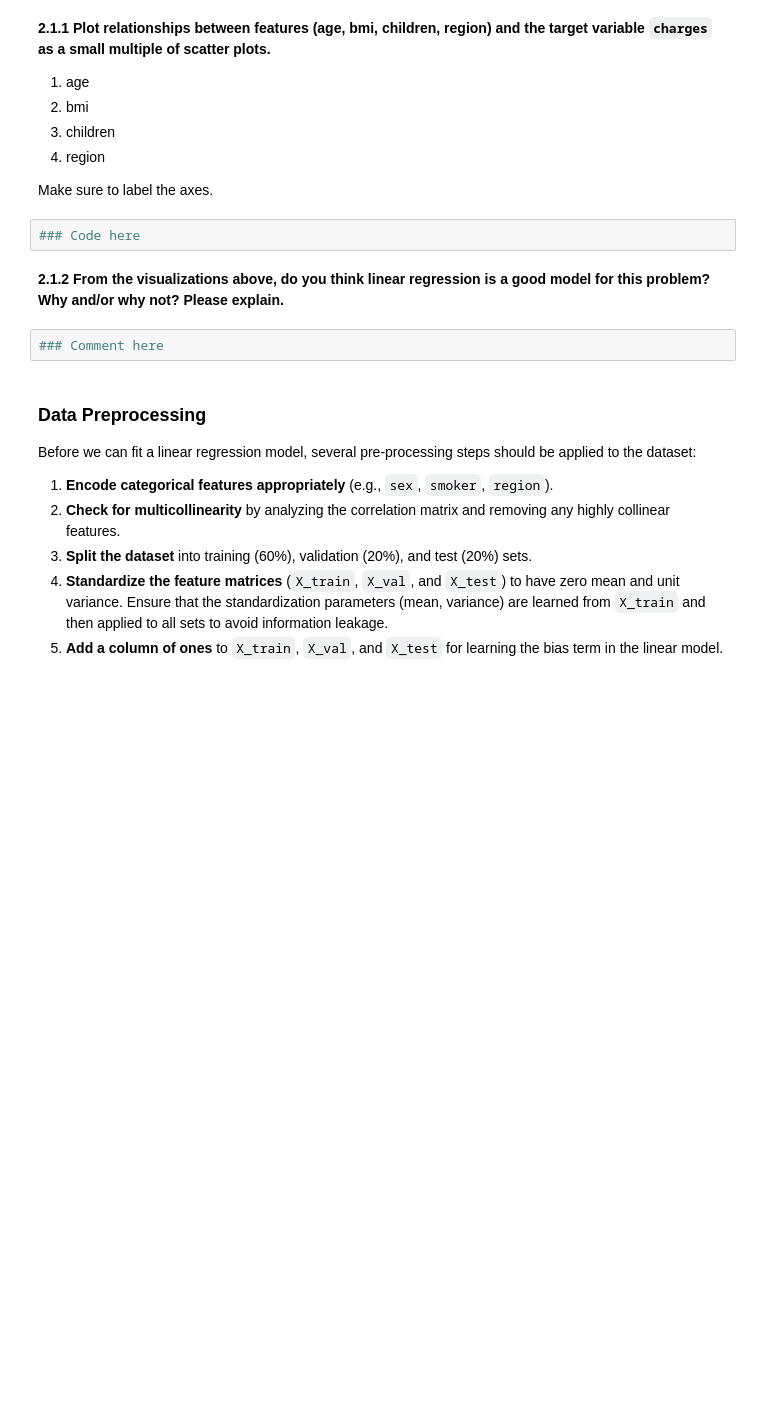
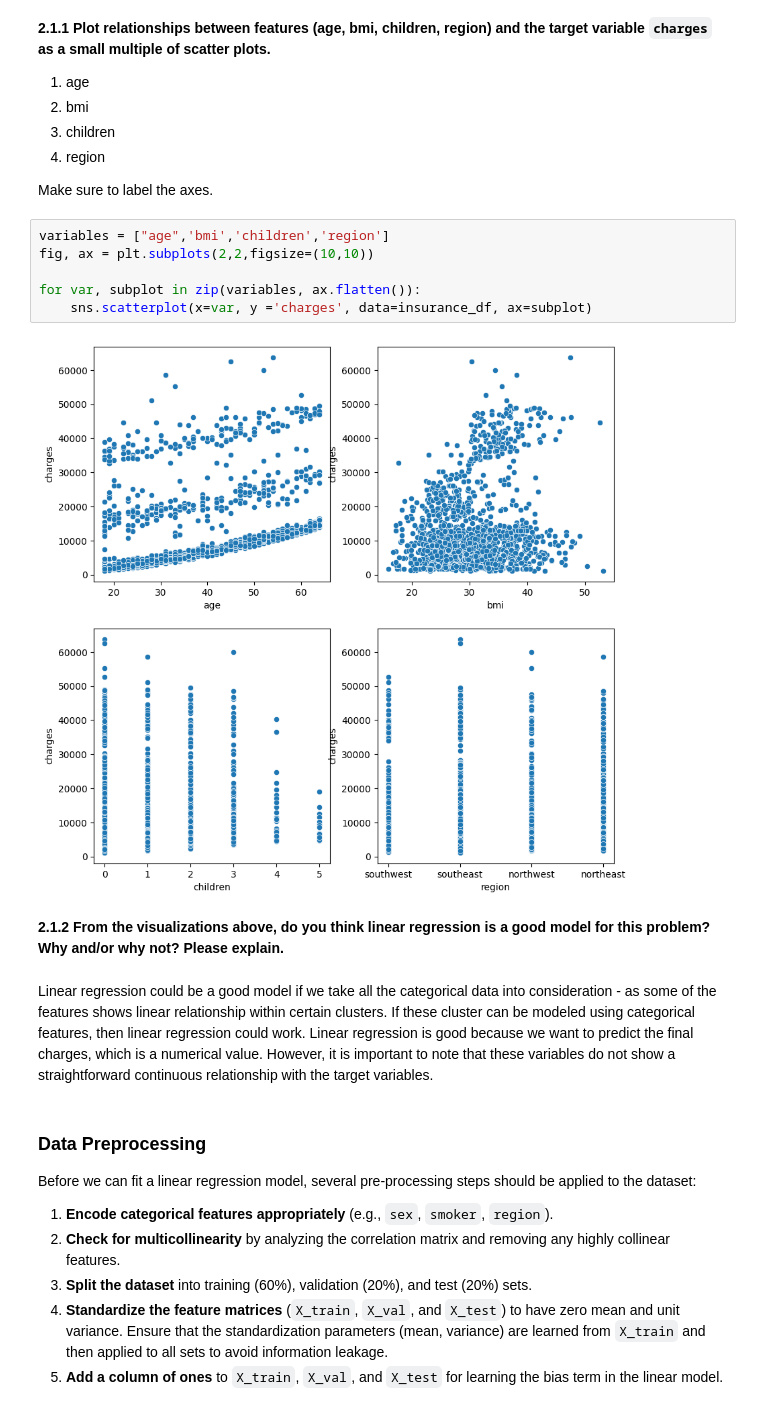
Before and after one commit to jiajiabinx/aml-hw1, a Jupyter notebook: AML_HW1_Questions.ipynb, the cells around one changed output. Saved outputs shown, nothing was run; the diff lists cells and outputs as text; blank space fills up the shorter version.

```diff
--- a/AML_HW1_Questions.ipynb
+++ b/AML_HW1_Questions.ipynb
@@ -78,11 +108,17 @@ insurance_y = insurance_df['charges']
 Make sure to label the axes.
 <b></b>
 # %%
-### Code here
+variables = ["age",'bmi','children','region']
+fig, ax = plt.subplots(2,2,figsize=(10,10))
+
+for var, subplot in zip(variables, ax.flatten()):
+    sns.scatterplot(x=var, y ='charges', data=insurance_df, ax=subplot)
+# %% [output]
+[figure, added]
 # %% [markdown]
 **2.1.2 From the visualizations above, do you think linear regression is a good model for this problem? Why and/or why not? Please explain.**
-# %%
-### Comment here
+# %% [markdown]
+Linear regression could be a good model if we take all the categorical data into consideration - as some of the features shows linear relationship within certain clusters. If these cluster can be modeled using categorical features, then linear regression could work. Linear regression is good because we want to predict the final charges, which is a numerical value. However, it is important to note that these variables do not show a straightforward continuous relationship with the target variables.
 # %% [markdown]
 ### **Data Preprocessing**
 
```
Also changed, not shown: parts of 51 cells of this notebook, 1 other file.
